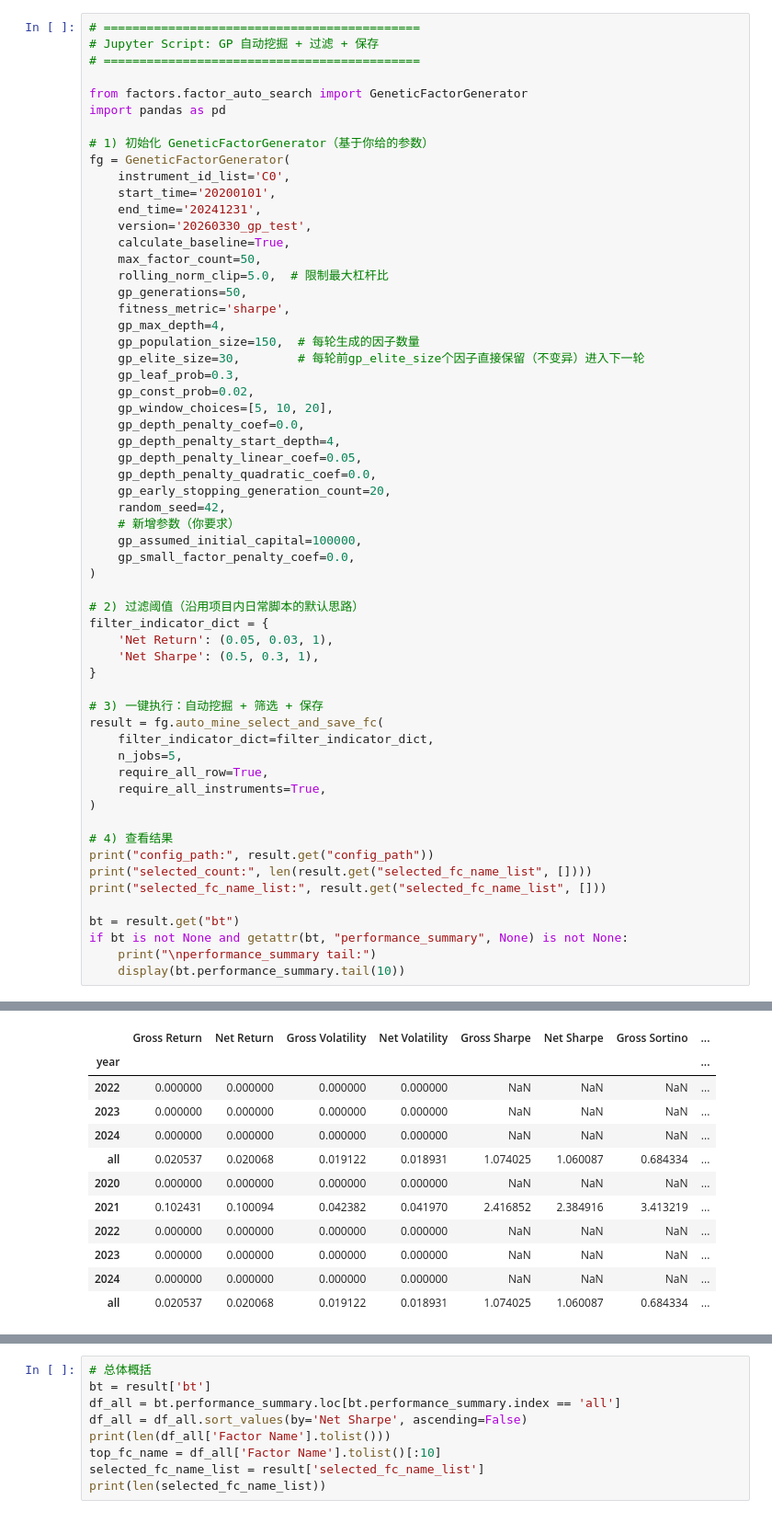
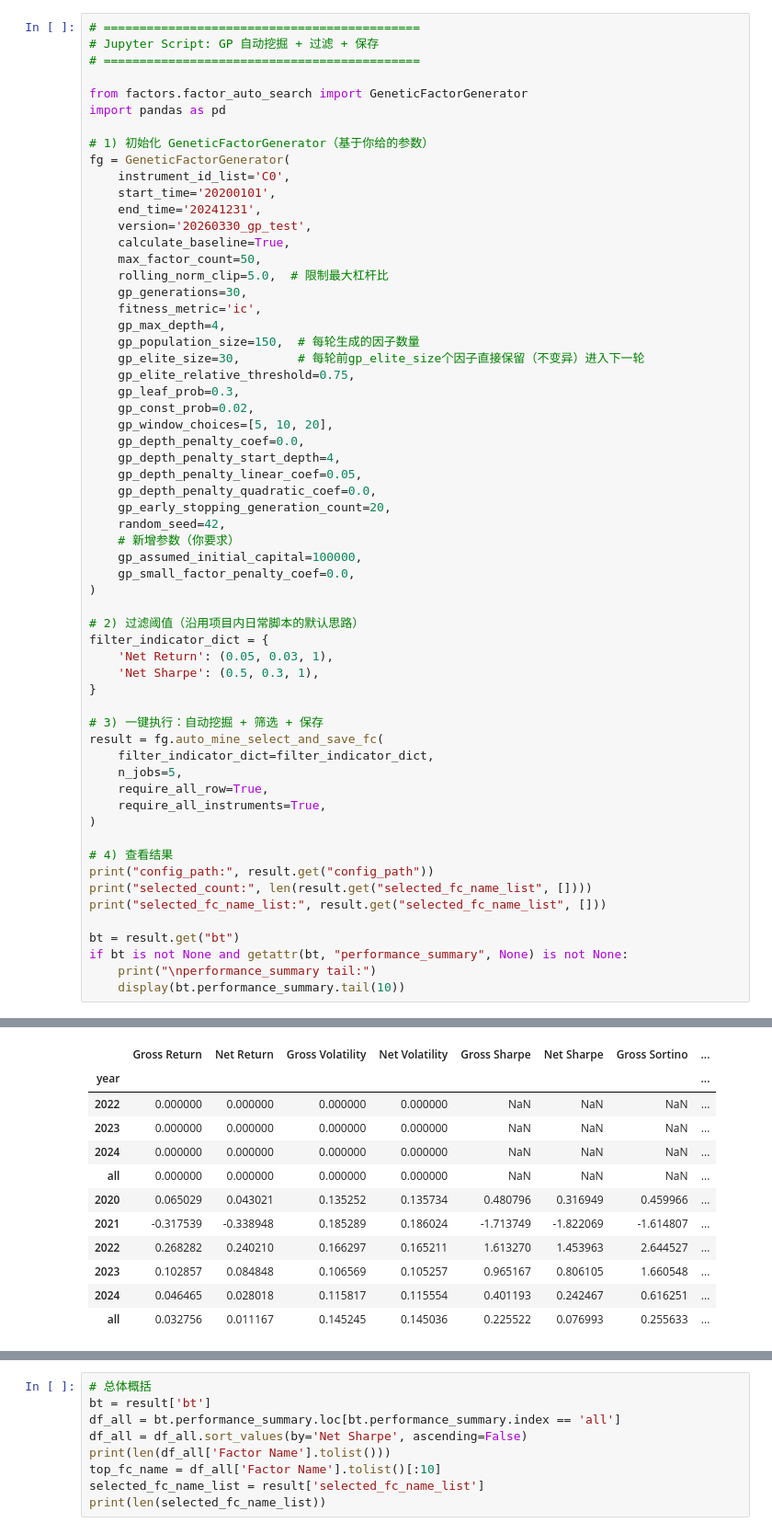
Before and after one commit to leoweng111/lionet, a Jupyter notebook: notebook/factor_automine_20260327.ipynb, the cells around one changed output, grey strips where cells are left out. Shown at 92% size. Drawn from its saved outputs; the diff is of its cells as text.

```diff
--- a/notebook/factor_automine_20260327.ipynb
+++ b/notebook/factor_automine_20260327.ipynb
@@ -15,11 +15,12 @@ fg = GeneticFactorGenerator(
     calculate_baseline=True,
     max_factor_count=50,
     rolling_norm_clip=5.0,  # 限制最大杠杆比
-    gp_generations=50,
-    fitness_metric='sharpe',
+    gp_generations=30,
+    fitness_metric='ic',
     gp_max_depth=4,
     gp_population_size=150,  # 每轮生成的因子数量
     gp_elite_size=30,        # 每轮前gp_elite_size个因子直接保留（不变异）进入下一轮
+    gp_elite_relative_threshold=0.75,
     gp_leaf_prob=0.3,
     gp_const_prob=0.02,
     gp_window_choices=[5, 10, 20],
@@ -41,38 +42,38 @@ filter_indicator_dict = {
 }
 
 # 3) 一键执行：自动挖掘 + 筛选 + 保存
 result = fg.auto_mine_select_and_save_fc(
     filter_indicator_dict=filter_indicator_dict,
     n_jobs=5,
     require_all_row=True,
     require_all_instruments=True,
 )
 
 # 4) 查看结果
 print("config_path:", result.get("config_path"))
 print("selected_count:", len(result.get("selected_fc_name_list", [])))
 print("selected_fc_name_list:", result.get("selected_fc_name_list", []))
 
 bt = result.get("bt")
 if bt is not None and getattr(bt, "performance_summary", None) is not None:
     print("\nperformance_summary tail:")
     display(bt.performance_summary.tail(10))
 # %% [output]
 config_path: None
 selected_count: 0
 selected_fc_name_list: []
 
 performance_summary tail:
 |  | Gross Return | Net Return | Gross Volatility | Net Volatility | Gross Sharpe | Net Sharpe | Gross Sortino | ... |
 | year |  |  |  |  |  |  |  | ... |
 | 2022 | 0.000000 | 0.000000 | 0.000000 | 0.000000 | NaN | NaN | NaN | ... |
 | 2023 | 0.000000 | 0.000000 | 0.000000 | 0.000000 | NaN | NaN | NaN | ... |
 | 2024 | 0.000000 | 0.000000 | 0.000000 | 0.000000 | NaN | NaN | NaN | ... |
-| all | 0.020537 | 0.020068 | 0.019122 | 0.018931 | 1.074025 | 1.060087 | 0.684334 | ... |
-| 2020 | 0.000000 | 0.000000 | 0.000000 | 0.000000 | NaN | NaN | NaN | ... |
-| 2021 | 0.102431 | 0.100094 | 0.042382 | 0.041970 | 2.416852 | 2.384916 | 3.413219 | ... |
-| 2022 | 0.000000 | 0.000000 | 0.000000 | 0.000000 | NaN | NaN | NaN | ... |
-| 2023 | 0.000000 | 0.000000 | 0.000000 | 0.000000 | NaN | NaN | NaN | ... |
-| 2024 | 0.000000 | 0.000000 | 0.000000 | 0.000000 | NaN | NaN | NaN | ... |
-| all | 0.020537 | 0.020068 | 0.019122 | 0.018931 | 1.074025 | 1.060087 | 0.684334 | ... |
+| all | 0.000000 | 0.000000 | 0.000000 | 0.000000 | NaN | NaN | NaN | ... |
+| 2020 | 0.065029 | 0.043021 | 0.135252 | 0.135734 | 0.480796 | 0.316949 | 0.459966 | ... |
+| 2021 | -0.317539 | -0.338948 | 0.185289 | 0.186024 | -1.713749 | -1.822069 | -1.614807 | ... |
+| 2022 | 0.268282 | 0.240210 | 0.166297 | 0.165211 | 1.613270 | 1.453963 | 2.644527 | ... |
+| 2023 | 0.102857 | 0.084848 | 0.106569 | 0.105257 | 0.965167 | 0.806105 | 1.660548 | ... |
+| 2024 | 0.046465 | 0.028018 | 0.115817 | 0.115554 | 0.401193 | 0.242467 | 0.616251 | ... |
+| all | 0.032756 | 0.011167 | 0.145245 | 0.145036 | 0.225522 | 0.076993 | 0.255633 | ... |
 10 rows × 39 columns
```
Also changed, not shown: parts of 6 cells of this notebook, 2 other files.
